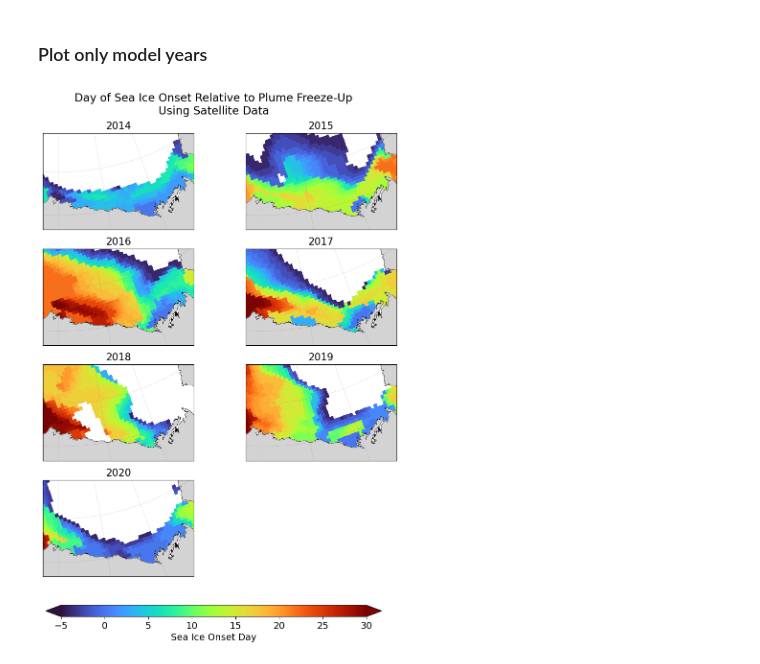
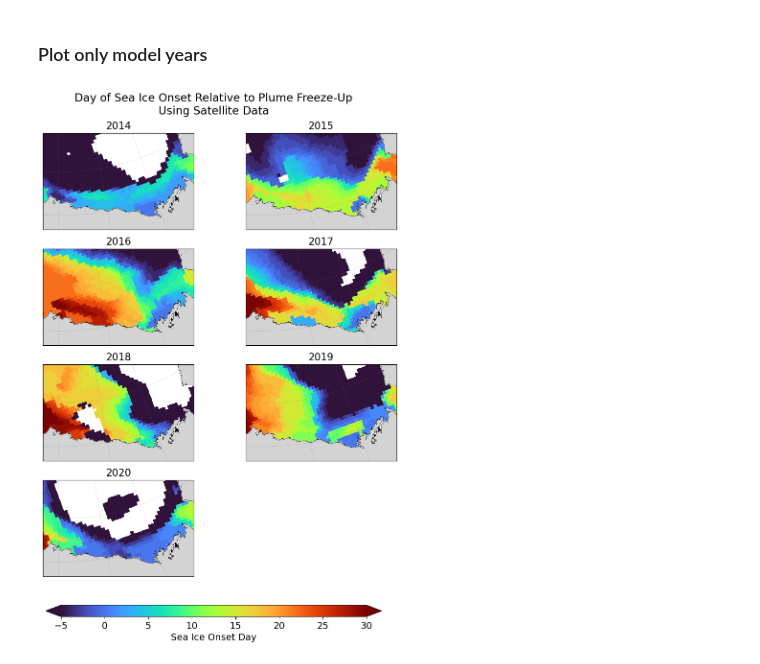
Before and after one commit to mjzahn/SASSIE_ECCO_salinity_stratification, a Jupyter notebook: notebooks/satellite_obs/satellite_sic_timelag.ipynb, the cells around one changed output. Saved outputs shown, nothing was run; the diff lists cells and outputs as text; code cells hidden in the pictures.

```diff
--- a/notebooks/satellite_obs/satellite_sic_timelag.ipynb
+++ b/notebooks/satellite_obs/satellite_sic_timelag.ipynb
@@ -111,7 +111,8 @@ def process_ice_onset_year(year, sic_files, output_dir):
     sic = sic.assign_coords(DOY=("time", sic['time'].dt.dayofyear.values))
 
     # --- 3. Determine minimum SIC date ---
-    sic_avg = sic.mean(dim=['x', 'y'])
+    # use smaller domain area because only a small section of it is plotted
+    sic_avg = sic.isel(x=slice(None,25), y=slice(25,70)).mean(dim=['x', 'y'])
     min_idx = sic_avg.idxmin(dim="time")
     min_doy = sic['DOY'].sel(time=min_idx).item()
     print(f"{year}: Minimum SIC DOY = {min_doy}")
@@ -127,13 +128,14 @@ def process_ice_onset_year(year, sic_files, output_dir):
     doy_onset_normalized = doy_onset - plume_doy
 
     # --- 7. mask out SIC>15% on sea ice min date
-    doy_onset_masked = doy_onset_normalized.where(sic.sel(time=min_idx)<0.15)
+    doy_onset_masked = doy_onset.where(sic.sel(time=min_idx)<0.15)
+    doy_onset_normalized_masked = doy_onset_normalized.where(sic.sel(time=min_idx)<0.15)
 
     # --- 8. Build output dataset ---
     out = xr.Dataset(
         {
             "doy_onset": doy_onset_masked,
-            "doy_onset_normalized": doy_onset_normalized,
+            "doy_onset_normalized": doy_onset_normalized_masked,
             "min_SIC_DOY": xr.DataArray(min_doy),
             "plume_doy": xr.DataArray(plume_doy),
         },
@@ -152,8 +154,8 @@ def process_ice_onset_year(year, sic_files, output_dir):
 # %%
 output_dir = "/home/jpluser/efs-mount-point/mzahn/satellite_data"
 
-for yr in range(2010, 2025):
-# for yr in range(2010, 2014):
+# for yr in range(2010, 2025):
+for yr in range(2020, 2025):
     print(f"Processing {yr}...")
     path = process_ice_onset_year(yr, sic_files, output_dir)
     print(f"Saved: {path}\n")
@@ -427,7 +332,7 @@ for i, yr in enumerate(years):
     pcm = ax.pcolormesh(
         doy_onset.lon,
         doy_onset.lat,
-        doy_onset_normalized.where(doy_onset_normalized > -5),
+        doy_onset_normalized,
         transform=ccrs.PlateCarree(),
         cmap="turbo",
         vmin=vmin, vmax=vmax
@@ -435,6 +340,7 @@ for i, yr in enumerate(years):
 
     # --- Beaufort Sea extent ---
     ax.set_extent([-158, -128, 69, 74], crs=ccrs.PlateCarree())
+    # ax.set_extent([-158, -128, 69, 80], crs=ccrs.PlateCarree())
 
     # --- Land + coast ---
     land = cfeature.NaturalEarthFeature('physical', 'land', '50m')
@@ -444,33 +350,33 @@ for i, yr in enumerate(years):
     # --- Gridlines ---
     gl = ax.gridlines(
         crs=ccrs.PlateCarree(),
         draw_labels=False,
         linewidth=0.5, color='gray', alpha=0.4, linestyle='--'
     )
     gl.xlocator = mticker.FixedLocator([-155, -145, -135])
     gl.ylocator = mticker.FixedLocator([67, 70, 73])
     gl.xformatter = LONGITUDE_FORMATTER
     gl.yformatter = LATITUDE_FORMATTER
 
     ax.set_title(f"{yr}", fontsize=15)
 
 # ---- Hide unused subplots, if any ----
 if n_years < len(axs):
     for ax in axs[n_years:]:
         ax.axis("off")
 
 # ---- Shared horizontal colorbar ----
 cbar_ax = fig.add_axes([0.15, 0.04, 0.7, 0.02])
 norm = mpl.colors.Normalize(vmin=vmin, vmax=vmax)
 cbar = mpl.colorbar.ColorbarBase(
     cbar_ax, cmap="turbo", norm=norm,
     orientation="horizontal", extend="both"
 )
 cbar.set_label("Sea Ice Onset Day", fontsize=14)
 
+fig.suptitle("Day of Sea Ice Onset Relative to Plume Freeze-Up\nUsing Satellite Data", y=0.95);
+
 fig.savefig('/home/jpluser/git_repos/SASSIE_ECCO_salinity_stratification/figures/DOY_ice_onset_satellite.png',
             dpi=300, bbox_inches='tight')
-
-fig.suptitle("Day of Sea Ice Onset Relative to Plume Freeze-Up\nUsing Satellite Data", y=0.95);
 # %% [output]
-[figure, old version]
+[figure, new version]
```
Also changed, not shown: parts of 5 cells of this notebook, 10 other files.
